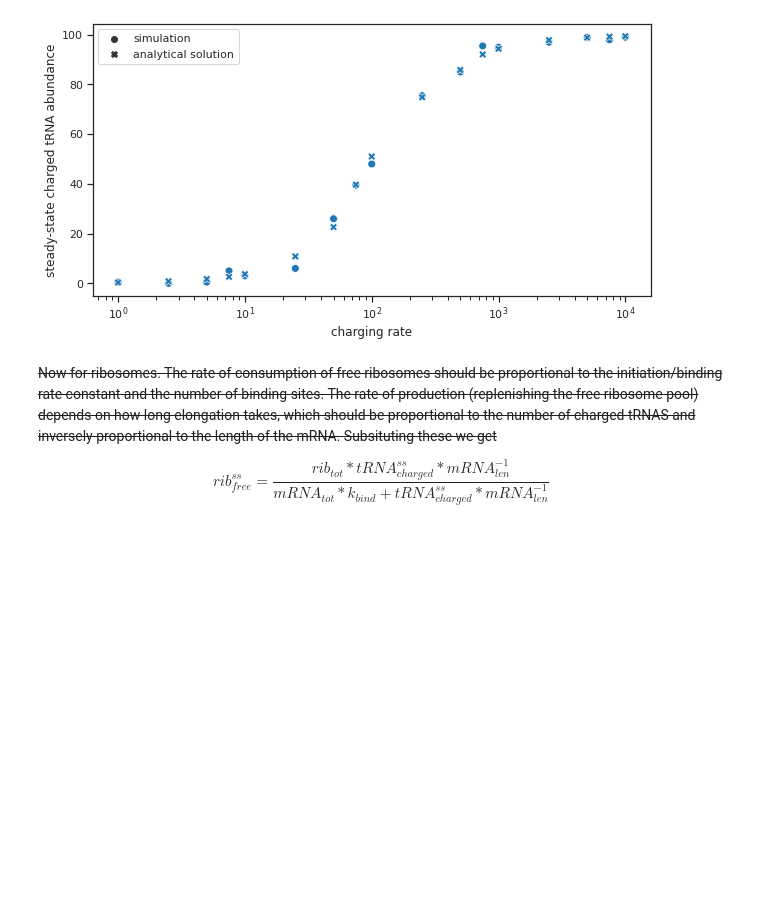
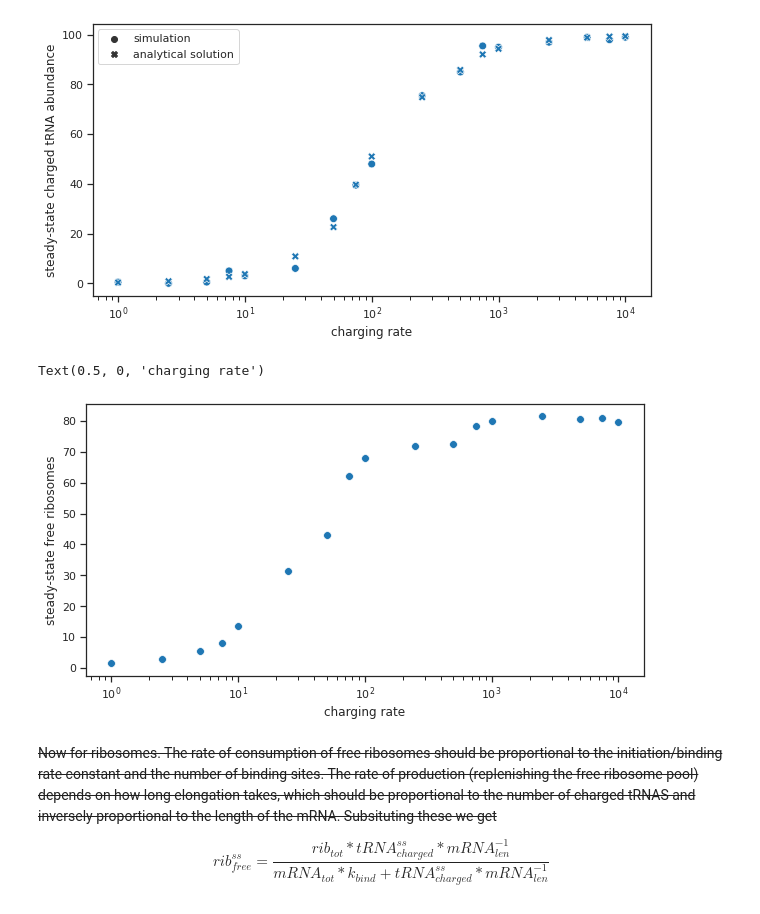
Before and after one commit to alexismhill3/tRNA-dynamics, a Jupyter notebook: notebooks/single_codon.ipynb, the cells around one changed output. Drawn from its saved outputs; the diff is of its cells as text; code cells hidden in the pictures; blank space fills up the shorter version.

```diff
--- a/notebooks/single_codon.ipynb
+++ b/notebooks/single_codon.ipynb
@@ -204,6 +204,8 @@ df_master
 | 84 | 500.0 | proteinX | 32321.5 | 10000.0 |
 85 rows × 4 columns
 # %%
+df_rib_only = df_master[(df_master.species == "ribosomes")]
+
 df_filtered = df_master[(df_master.species == "TTT_charged") | (df_master.species == "ribosomes")]
 df_filtered = df_filtered.pivot(index = "charging_rate", columns = "species", values = "protein").reset_index()
 df_filtered["tRNA predicted"] = (100 * df_filtered["charging_rate"]) / (((100 - df_filtered["ribosomes"]) * 3) + df_filtered["charging_rate"])
@@ -223,5 +225,16 @@ plt.savefig(f"../plots/april-15-2023/steady_state_ranges.png", bbox_inches="tigh
 # %% [output]
 [figure]
+# %%
+rcParams['figure.figsize'] = [10, 5]
+sns.set_theme(style="ticks", palette=None)
+
+g = sns.scatterplot(data=df_rib_only, x="charging_rate", y="protein", s=60)
+plt.xscale("log")
+plt.ylabel("steady-state free ribosomes")
+plt.xlabel("charging rate")
+# %% [output]
+Text(0.5, 0, 'charging rate')
+[figure, added]
 # %% [markdown]
 ~~Now for ribosomes. The rate of consumption of free ribosomes should be proportional to the initiation/binding rate constant and the number of binding sites. The rate of production (replenishing the free ribosome pool) depends on how long elongation takes, which should be proportional to the number of charged tRNAS and inversely proportional to the length of the mRNA. Subsituting these we get~~
 
```
Also changed, not shown: parts of 4 cells of this notebook, 5 other files.
